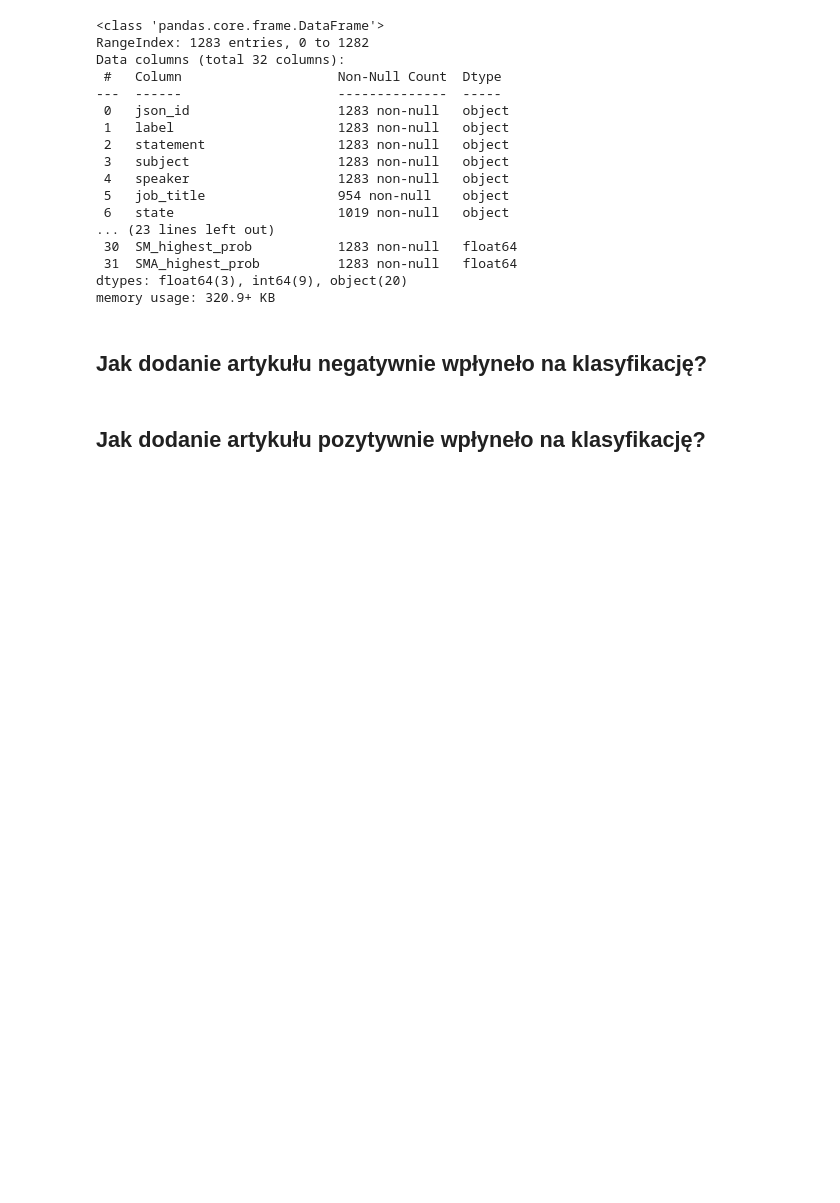
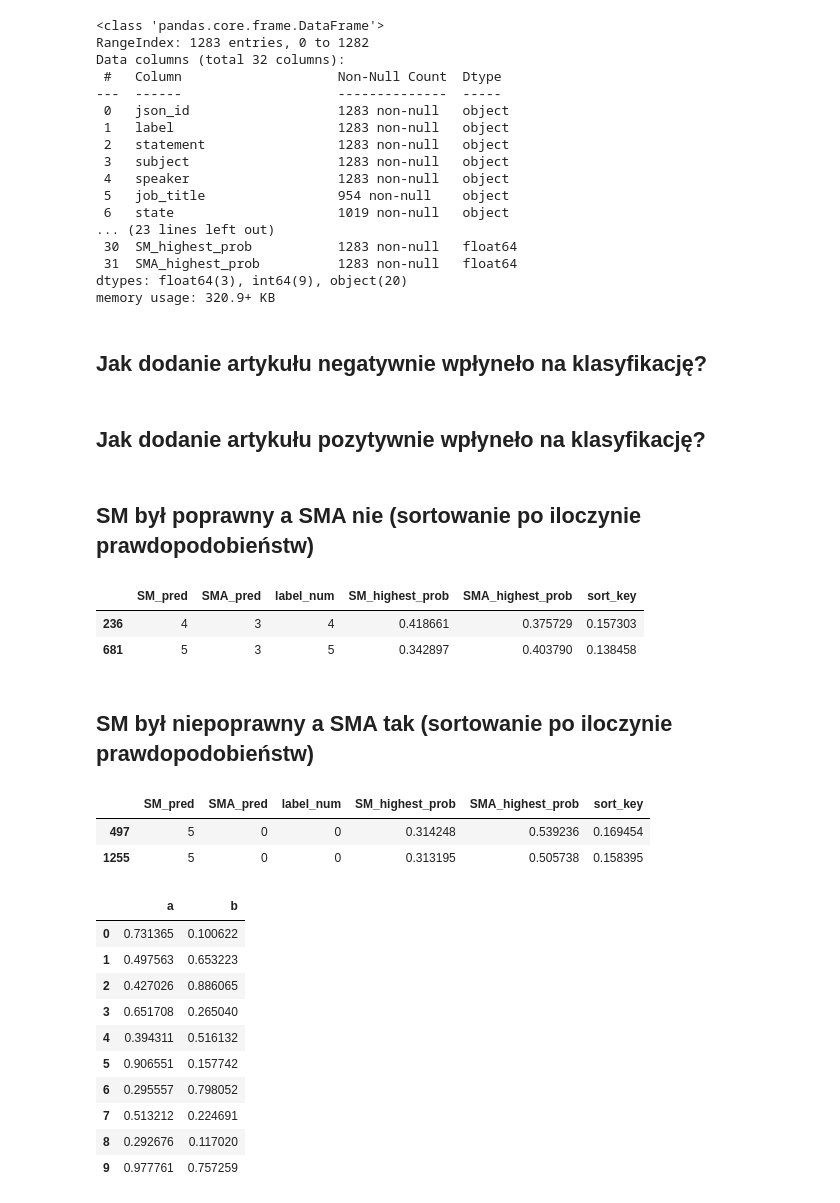
Before and after one commit to jegor377/thesis_classifier, a Jupyter notebook: SM vs SMA comparison.ipynb, the cells around one changed output. Saved outputs shown, nothing was run; the diff lists cells and outputs as text; code cells hidden in the pictures; blank space fills up the shorter version.

Commit message:
Poprawienie analizy SM_correct_SMA_incorrect

```diff
--- a/SM vs SMA comparison.ipynb
+++ b/SM vs SMA comparison.ipynb
@@ -104,3 +105,5 @@ SM_correct_SMA_incorrect_SMA_dominance.drop(['json_id', 'label'], axis=1).to_csv
 SM_incorrect_SMA_correct_SMA_dominance.drop(['json_id', 'label'], axis=1).to_csv("SM_incorrect_SMA_correct_SMA_dominance.csv", index=None)
 # %%
 SM_incorrect_SMA_correct_SM_dominance.drop(['json_id', 'label'], axis=1).to_csv("SM_incorrect_SMA_correct_SM_dominance.csv", index=None)
+# %% [markdown]
+## SM był poprawny a SMA nie (sortowanie po iloczynie prawdopodobieństw)
@@ -106,0 +115,6 @@ SM_incorrect_SMA_correct_SM_dominance.drop(['json_id', 'label'], axis=1).to_csv(
+# %%
+SM_correct_SMA_incorrect[['SM_pred', 'SMA_pred', 'label_num', 'SM_highest_prob', 'SMA_highest_prob', 'sort_key']].head(2)
+# %% [output]
+|  | SM_pred | SMA_pred | label_num | SM_highest_prob | SMA_highest_prob | sort_key |
+| 236 | 4 | 3 | 4 | 0.418661 | 0.375729 | 0.157303 |
+| 681 | 5 | 3 | 5 | 0.342897 | 0.403790 | 0.138458 |
@@ -106,0 +123,2 @@ SM_incorrect_SMA_correct_SM_dominance.drop(['json_id', 'label'], axis=1).to_csv(
+# %% [markdown]
+## SM był niepoprawny a SMA tak (sortowanie po iloczynie prawdopodobieństw)
@@ -106,0 +130,6 @@ SM_incorrect_SMA_correct_SM_dominance.drop(['json_id', 'label'], axis=1).to_csv(
+# %%
+SM_incorrect_SMA_correct[['SM_pred', 'SMA_pred', 'label_num', 'SM_highest_prob', 'SMA_highest_prob', 'sort_key']].head(2)
+# %% [output]
+|  | SM_pred | SMA_pred | label_num | SM_highest_prob | SMA_highest_prob | sort_key |
+| 497 | 5 | 0 | 0 | 0.314248 | 0.539236 | 0.169454 |
+| 1255 | 5 | 0 | 0 | 0.313195 | 0.505738 | 0.158395 |
@@ -106,0 +144,14 @@ SM_incorrect_SMA_correct_SM_dominance.drop(['json_id', 'label'], axis=1).to_csv(
+# %%
+u
+# %% [output]
+|  | a | b |
+| 0 | 0.731365 | 0.100622 |
+| 1 | 0.497563 | 0.653223 |
+| 2 | 0.427026 | 0.886065 |
+| 3 | 0.651708 | 0.265040 |
+| 4 | 0.394311 | 0.516132 |
+| 5 | 0.906551 | 0.157742 |
+| 6 | 0.295557 | 0.798052 |
+| 7 | 0.513212 | 0.224691 |
+| 8 | 0.292676 | 0.117020 |
+| 9 | 0.977761 | 0.757259 |
```
Also changed, not shown: parts of 20 cells of this notebook, 7 other files.
